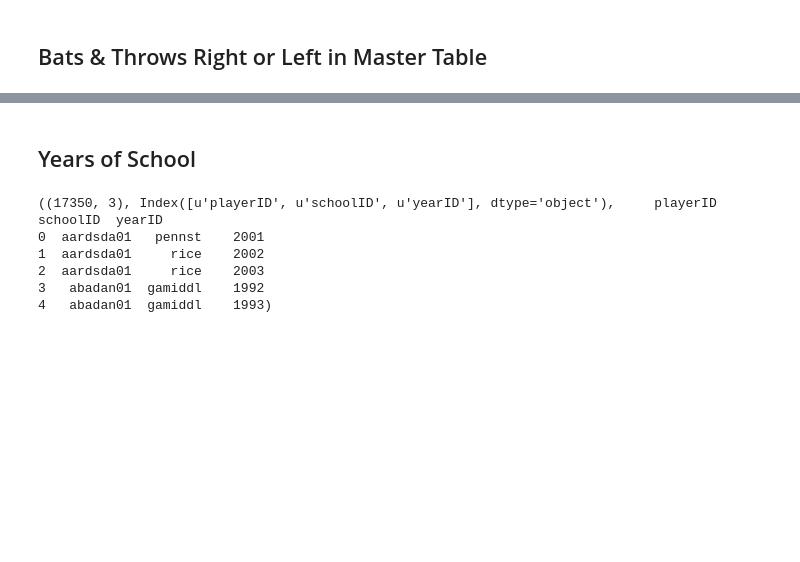
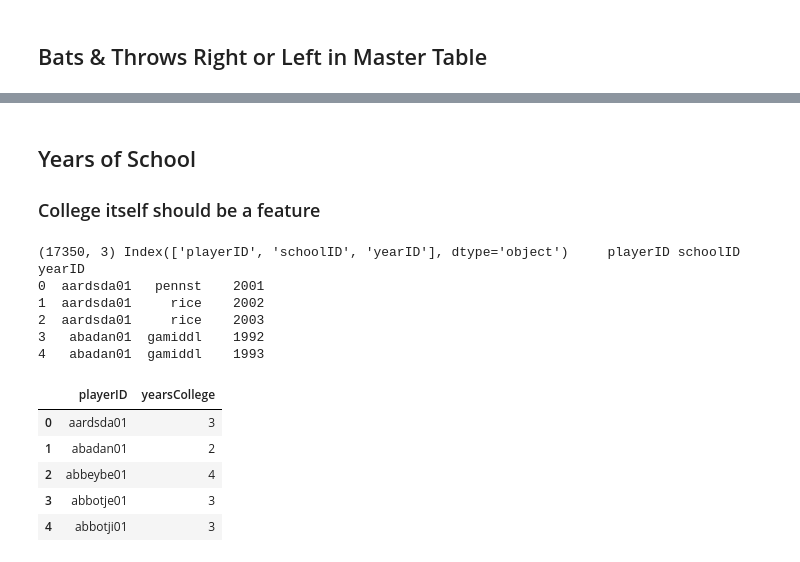
Before and after one commit to kenEldridge/baseball, a Jupyter notebook: baseball.ipynb, the cells around one changed output, grey strips where cells are left out. Drawn from its saved outputs; the diff is of its cells as text; code cells hidden in the pictures; blank space fills up the shorter version.

```diff
--- a/baseball.ipynb
+++ b/baseball.ipynb
@@ -361,12 +310,24 @@ master.shape, master.columns, master.head()
 # %% [markdown]
 ## Years of School
+### College itself should be a feature
 # %%
 college = copy(dfs['CollegePlaying.csv'])
 print (college.shape, college.columns, college.head())
+college_cnt = college.groupby(by='playerID').count()
+college_cnt = college_cnt.reset_index()
+college_cnt = college_cnt[['playerID', 'yearID']]
+college_cnt.columns = ['playerID', 'yearsCollege']
+college_cnt.head()
 # %% [output]
-((17350, 3), Index([u'playerID', u'schoolID', u'yearID'], dtype='object'),     playerID schoolID  yearID
+(17350, 3) Index(['playerID', 'schoolID', 'yearID'], dtype='object')     playerID schoolID  yearID
 0  aardsda01   pennst    2001
 1  aardsda01     rice    2002
 2  aardsda01     rice    2003
 3   abadan01  gamiddl    1992
-4   abadan01  gamiddl    1993)
+4   abadan01  gamiddl    1993
+|  | playerID | yearsCollege |
+| 0 | aardsda01 | 3 |
+| 1 | abadan01 | 2 |
+| 2 | abbeybe01 | 4 |
+| 3 | abbotje01 | 3 |
+| 4 | abbotji01 | 3 |
```
Also changed, not shown: parts of 18 cells of this notebook.
